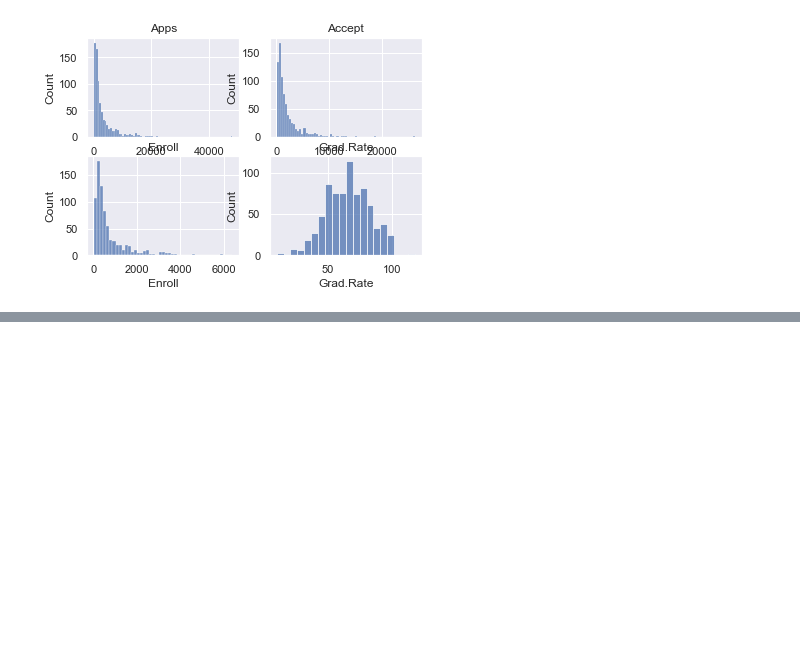
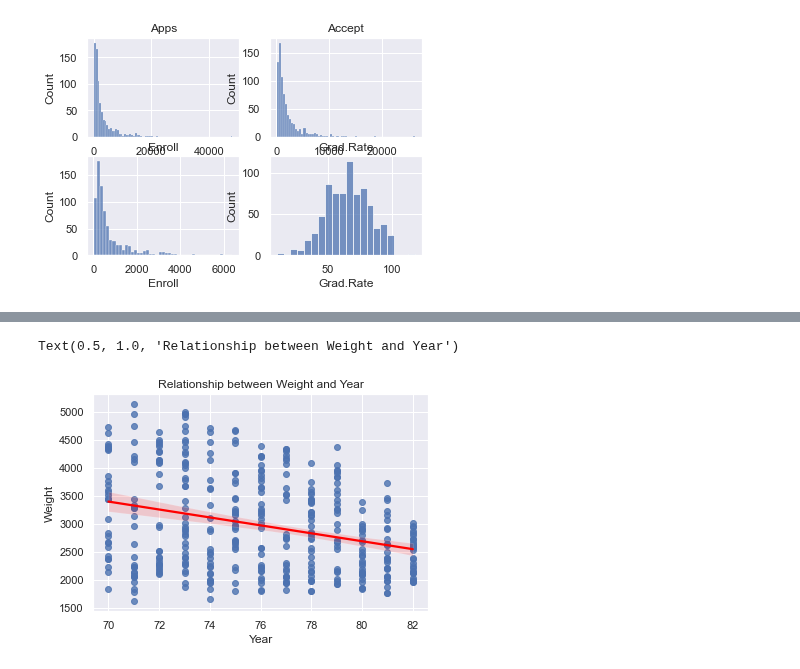
Before and after one commit to josinovmota/Defeating-An-introduction-to-statistical-learning, a Jupyter notebook: Exercises/2.4 Exercises/main.ipynb, the cells around one changed output, grey strips where cells are left out. Drawn from its saved outputs; the diff is of its cells as text; code cells hidden in the pictures; blank space fills up the shorter version.

```diff
--- a/Exercises/2.4 Exercises/main.ipynb
+++ b/Exercises/2.4 Exercises/main.ipynb
@@ -322,0 +433,10 @@ Text(0.5, 1.0, 'Grad.Rate')
+# %%
+#Relação entre o ano de fabricação e o peso usando uma Regressão linear
+#Com o passar dos anos, os carros foram tendendo a ficar mais leves
+sns.regplot(x='year', y='weight', data=df, line_kws={'color': 'red'})
+plt.xlabel('Year')
+plt.ylabel('Weight')
+plt.title('Relationship between Weight and Year')
+# %% [output]
+Text(0.5, 1.0, 'Relationship between Weight and Year')
+[figure, added]
```
Also changed, not shown: parts of 18 cells of this notebook, 1 other file.
